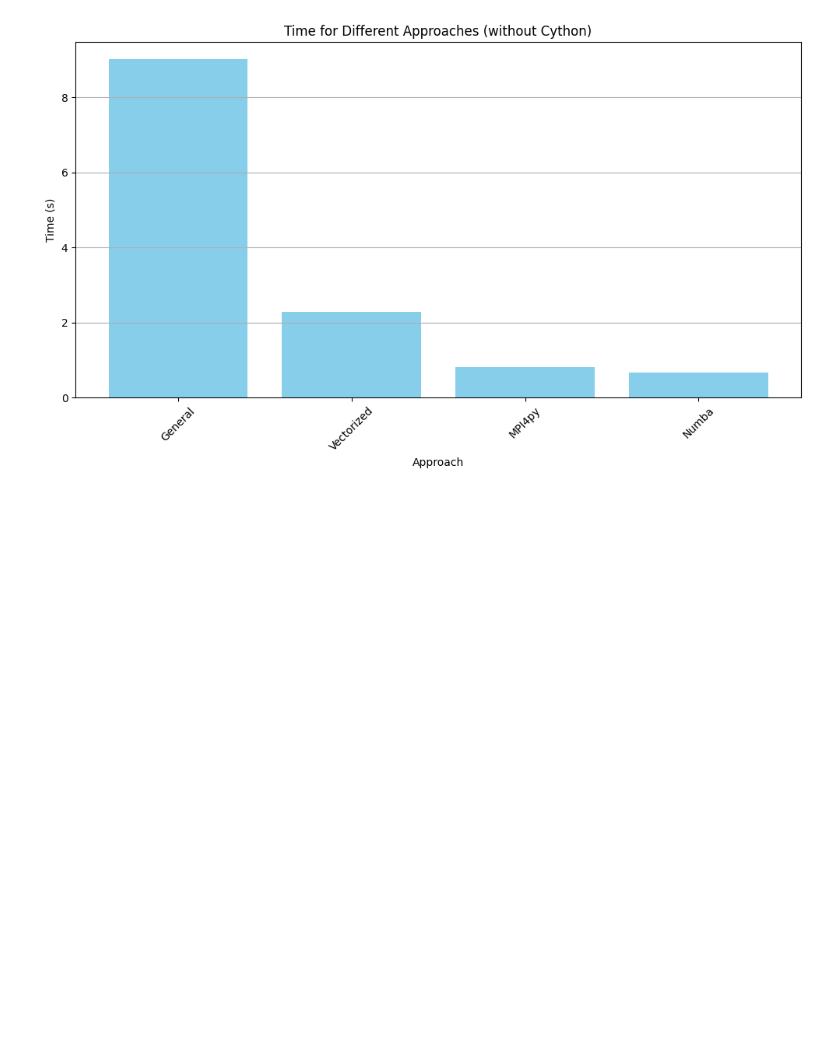
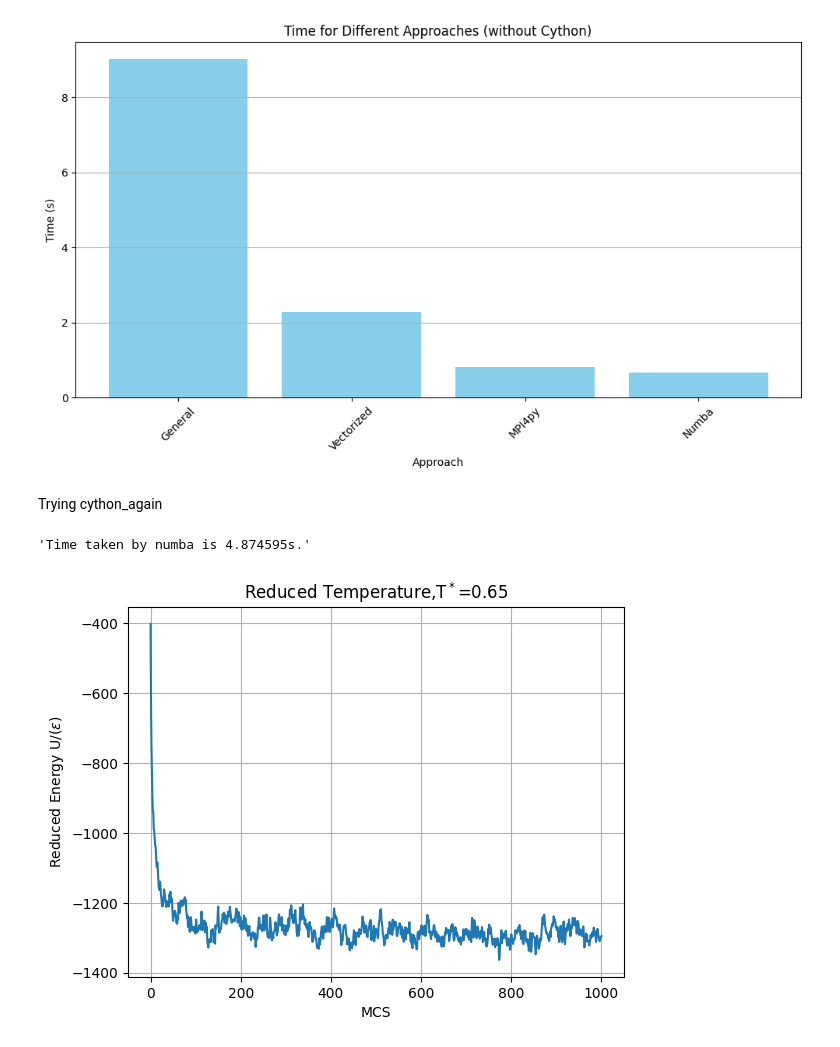
Before and after one commit to KayVeeZ/LebwohlLasher, a Jupyter notebook: testing_notebook.ipynb, the cells around one changed output. Cells and saved outputs as stored; diff of their text form; code cells hidden in the pictures; blank space fills up the shorter version.

Commit message:
finally succeeded at cython somewhat and generated a comparison plot

```diff
--- a/testing_notebook.ipynb
+++ b/testing_notebook.ipynb
@@ -1107,3 +1107,30 @@ plt.savefig('final_comparisons.svg')  # Save as SVG file
 plt.show()
 # %% [output]
 [figure]
+# %% [markdown]
+Trying cython_again
+# %%
+with open('cython_time.txt', 'r', encoding='utf-16-le') as file:
+    cython_string = file.read()
+cython_time =return_time(cython_string)
+f'Time taken by numba is {cython_time}s.'
+# %% [output]
+'Time taken by numba is 4.874595s.'
+# %%
+column_names = ['MC_step', 'Ratio', 'Energy', 'Order']
+cython_out = pd.read_csv("cython_output.txt",
+                 skiprows=9,
+                 delimiter='\s+',
+                 names=column_names,
+                 engine='python')
+# %%
+plt.plot(cython_out['MC_step'], cython_out['Energy'])
+plt.xlabel('MCS')
+plt.ylabel('Reduced Energy U/($\epsilon$)')
+plt.title('Reduced Temperature,T$^*$=0.65')
+plt.savefig('fig_2_cython_left_hand.png')
+plt.savefig('fig_2_cython_left_hand.svg')
+plt.grid(True)
+plt.show()
+# %% [output]
+[figure, added]
```
Also changed, not shown: parts of 14 cells of this notebook, 25 other files.
